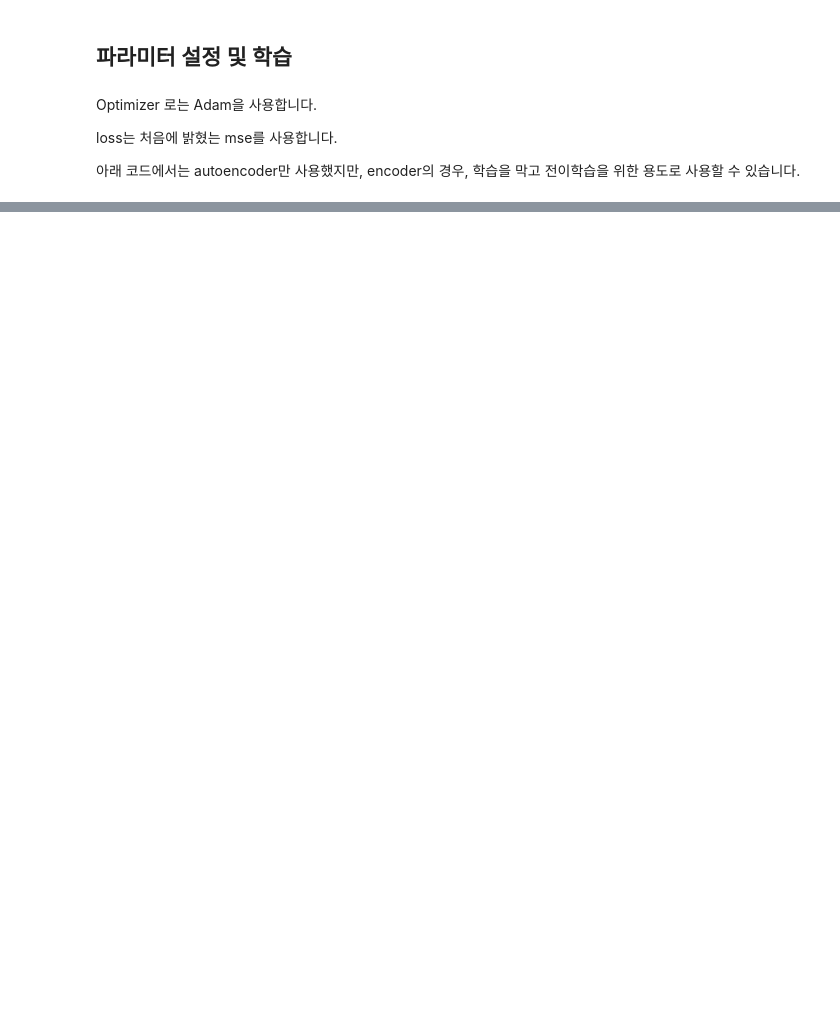
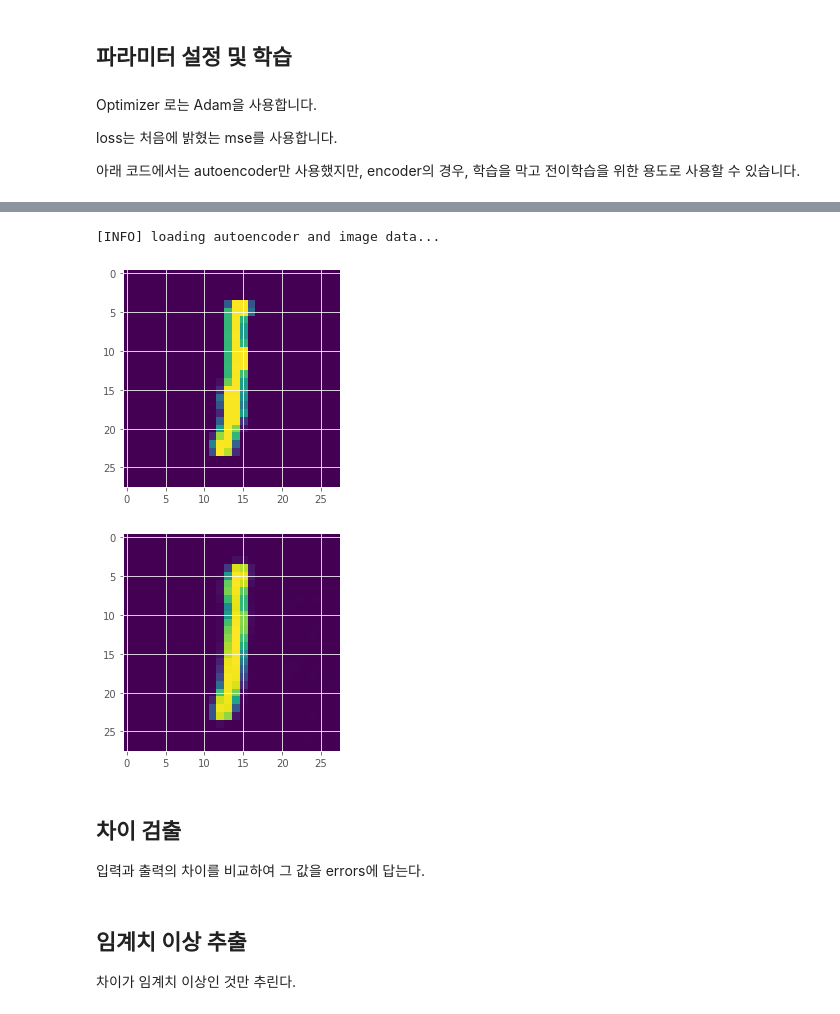
Before and after one commit to dhrim/pis_study, a Jupyter notebook: anomaly_detection/Anomaly_Detection.ipynb, the cells around one changed output, grey strips where cells are left out. Saved outputs shown, nothing was run; the diff lists cells and outputs as text; code cells hidden in the pictures; blank space fills up the shorter version.

```diff
--- a/anomaly_detection/Anomaly_Detection.ipynb
+++ b/anomaly_detection/Anomaly_Detection.ipynb
@@ -341,0 +436,35 @@ Epoch 4/20
+# %%
+
+# # construct the argument parse and parse the arguments
+# ap = argparse.ArgumentParser()
+# ap.add_argument("-d", "--dataset", type=str, required=True,
+# 	help="path to input image dataset file")
+# ap.add_argument("-m", "--model", type=str, required=True,
+# 	help="path to trained autoencoder")
+# ap.add_argument("-q", "--quantile", type=float, default=0.999,
+# 	help="q-th quantile used to identify outliers")
+# args = vars(ap.parse_args())
+
+args = { 'dataset':'images.pickle', 'model':model_path, 'quantile':0.999 }
+# %%
+# load the model and image data from disk
+print("[INFO] loading autoencoder and image data...")
+autoencoder = load_model(args["model"])
+images = pickle.loads(open(args["dataset"], "rb").read())
+
+plt.imshow(images.squeeze()[0])
+plt.show()
+
+# make predictions on our image data and initialize our list of
+# reconstruction errors
+decoded = autoencoder.predict(images)
+plt.imshow(decoded.squeeze()[0])
+plt.show()
+# %% [output]
+[INFO] loading autoencoder and image data...
+[figure, added]
+[figure, added]
+# %% [markdown]
+## 차이 검출
+
+입력과 출력의 차이를 비교하여 그 값을 errors에 답는다.
@@ -341,0 +481,3 @@ Epoch 4/20
+# %% [markdown]
+## 임계치 이상 추출
+차이가 임계치 이상인 것만 추린다.
```
Also changed, not shown: parts of 17 cells of this notebook.
